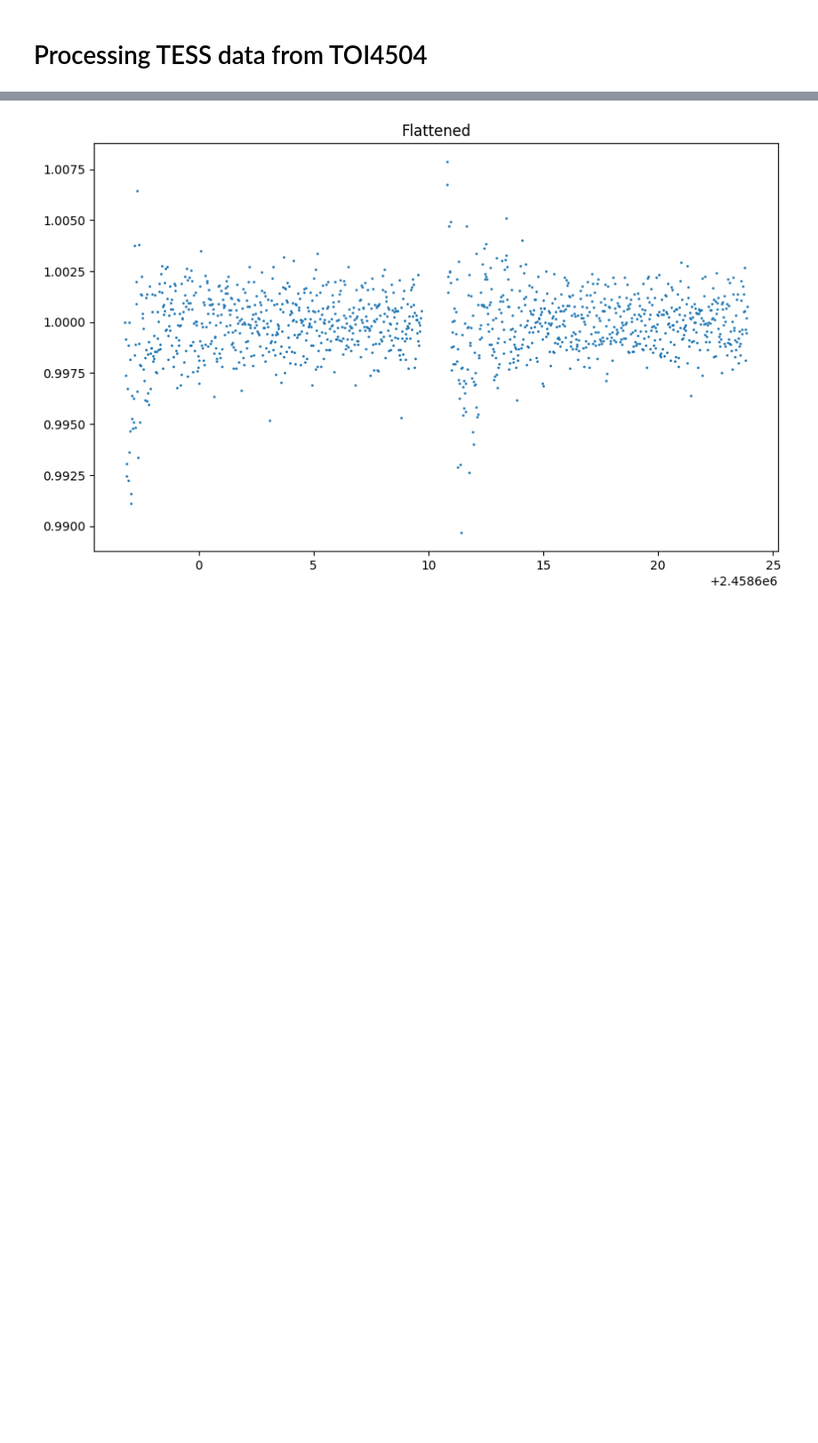
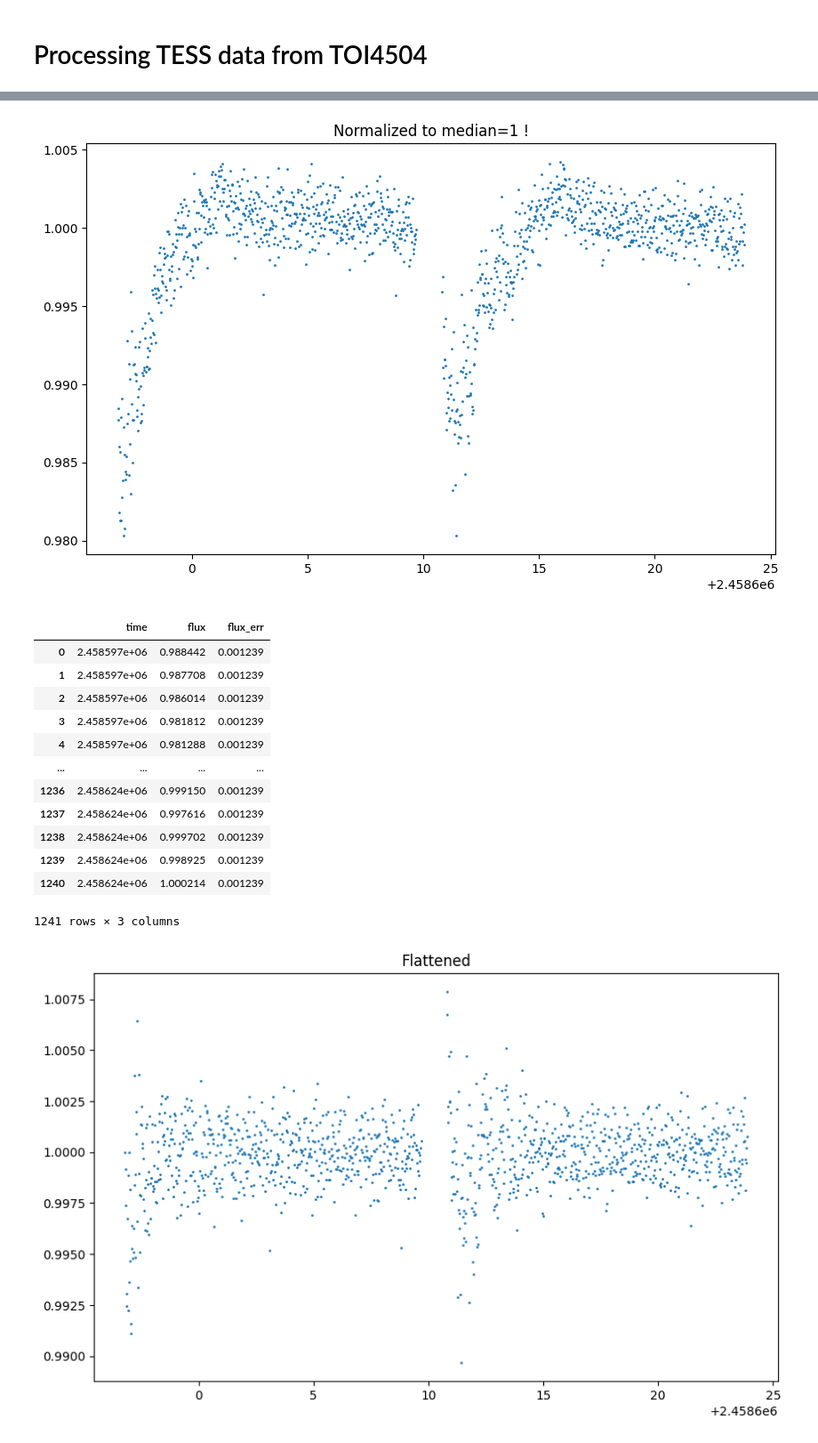
Before and after one commit to lichtgestalter/curvesimulator, a Jupyter notebook: evaluation/process_flux_data_nb2.ipynb, the cells around one changed output, grey strips where cells are left out. Shown at 89% size. Drawn from its saved outputs; the diff is of its cells as text; code cells hidden in the pictures; blank space fills up the shorter version.

```diff
--- a/evaluation/process_flux_data_nb2.ipynb
+++ b/evaluation/process_flux_data_nb2.ipynb
@@ -26,6 +26,26 @@ df
 | 1239 | 2.458624e+06 | 0.998932 | 0.001239 |
 | 1240 | 2.458624e+06 | 1.000221 | 0.001239 |
 1241 rows × 3 columns
+# %%
+median = median_flux(df)
+df = scale_flux(df, 1/median)
+plot_this(df.time, [df.flux], ["flux"], title="Normalized to median=1 !")
+df
+# %% [output]
+[figure, added]
+|  | time | flux | flux_err |
+| 0 | 2.458597e+06 | 0.988442 | 0.001239 |
+| 1 | 2.458597e+06 | 0.987708 | 0.001239 |
+| 2 | 2.458597e+06 | 0.986014 | 0.001239 |
+| 3 | 2.458597e+06 | 0.981812 | 0.001239 |
+| 4 | 2.458597e+06 | 0.981288 | 0.001239 |
+| ... | ... | ... | ... |
+| 1236 | 2.458624e+06 | 0.999150 | 0.001239 |
+| 1237 | 2.458624e+06 | 0.997616 | 0.001239 |
+| 1238 | 2.458624e+06 | 0.999702 | 0.001239 |
+| 1239 | 2.458624e+06 | 0.998925 | 0.001239 |
+| 1240 | 2.458624e+06 | 1.000214 | 0.001239 |
+1241 rows × 3 columns
 # %%
 lc = df2lc(df)
 lc2 = lc.flatten(
```
Also changed, not shown: parts of 5 cells of this notebook, 1 other file.
